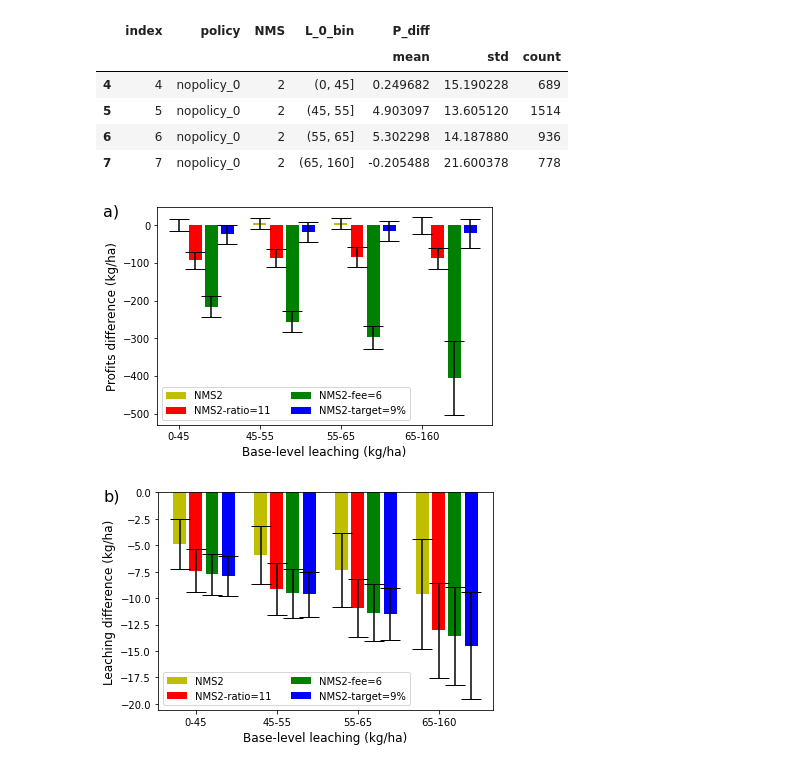
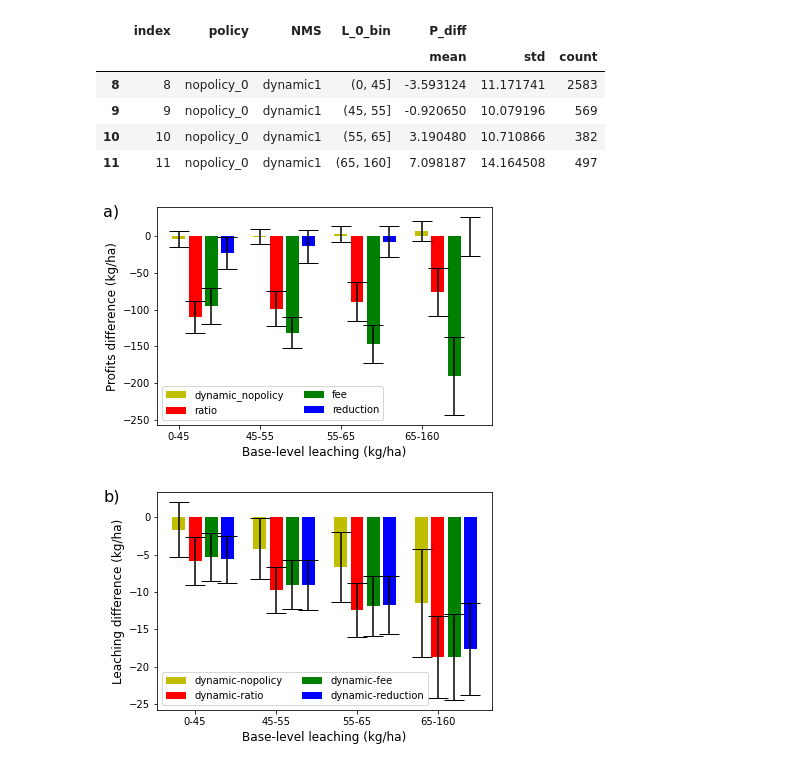
Before and after one commit to germanmandrini/n_policy, a Jupyter notebook: Codes/7a_field_effects.ipynb, the cells around one changed output. Saved outputs shown, nothing was run; the diff lists cells and outputs as text; code cells hidden in the pictures.

```diff
--- a/Codes/7a_field_effects.ipynb
+++ b/Codes/7a_field_effects.ipynb
@@ -11,24 +12,25 @@ W_peak_dt = pyreadr.read_r("/home/germanm2/n_policy_box/Data/files_rds/W_peak_dt
 # %%
-W_peak_dt = W_peak_dt[['NMS','policy']]
 #add the baselevel
-df = pd.DataFrame({'NMS': ['2'],
-                   'policy': ['fee_0']})
-W_peak_dt = W_peak_dt.append(df, ignore_index=True)
+df = pd.DataFrame({'NMS': ['dynamic1'],
+                   'policy': ['ratio_5']})
+percent20_dt = percent20_dt.append(df, ignore_index=True)
 
-#Filter the columns that are at the peak
-keys = list(W_peak_dt.columns.values)
+# #Filter the columns that are at the peak
+keys = list(percent20_dt.columns.values)
 i1 = perfomances_dt2.set_index(keys).index
-i2 = W_peak_dt.set_index(keys).index
+i2 = percent20_dt.set_index(keys).index
 perfomances_opt_df = perfomances_dt2[i1.isin(i2)].reset_index()
-#Rename the base-level
-perfomances_opt_df.loc[perfomances_opt_df.policy == "fee_0","policy"]= "nopolicy_0"
-# Get the base-level  data and name it with a zero
-baselevel_df = perfomances_dt2.loc[(perfomances_dt2.policy == "fee_0")& (perfomances_dt2.NMS == "1"),['id_10', 'id_field', 'z', 'N_fert','L','P']]
+
+# #Rename the base-level
+perfomances_opt_df.loc[perfomances_opt_df.policy == "ratio_5","policy"]= "nopolicy_0"
+# Get the base-level  data and name it with a zero. This is to estimate the change or delta
+baselevel_df = perfomances_dt2.loc[(perfomances_dt2.policy == "ratio_5")& (perfomances_dt2.NMS == "static"),['id_10', 'id_field', 'z', 'N_fert','L','P']]
 baselevel_df = baselevel_df.rename(columns={"N_fert":"N_fert_0", "L": "L_0", "P": "P_0"})
 
-# Merge it with the perfomances_opt_df
+# # Merge it with the perfomances_opt_df
 perfomances_opt_df = pd.merge(perfomances_opt_df, baselevel_df,  how='left', left_on=['id_10', 'id_field', 'z'], right_on = ['id_10', 'id_field', 'z'])
 
 # Calculate the differences in P and L
 perfomances_opt_df['P_diff'] = perfomances_opt_df['P'] - perfomances_opt_df['P_0']
 perfomances_opt_df['L_diff'] = perfomances_opt_df['L'] - perfomances_opt_df['L_0']
+perfomances_opt_df
@@ -130,14 +176,14 @@ cut_bins = [0, 45, 55, 65, 160]
 perfomances_opt_df2['L_0_bin'] = pd.cut(perfomances_opt_df2['L_0'], bins=cut_bins)
 perfomances_opt_df2
 
-bar_dt = perfomances_opt_df2[perfomances_opt_df2.NMS == '2'].groupby(['policy', 'NMS', 'L_0_bin'],
+bar_dt = perfomances_opt_df2[perfomances_opt_df2.NMS == 'dynamic1'].groupby(['policy', 'NMS', 'L_0_bin'],
                                                                      as_index=False).agg(
                       {'P_diff':['mean','std', 'count']}).reset_index()
-bar_dt
 
-bar_ratio_dt = bar_dt[(bar_dt['policy'] == 'ratio_11') ]
-bar_fee_dt = bar_dt[(bar_dt['policy'] == 'fee_6')]
-bar_nred_dt = bar_dt[(bar_dt['policy'] == 'nred_0.91')]
+
+bar_ratio_dt = bar_dt[(bar_dt['policy'] == 'ratio_9') ]
+bar_fee_dt = bar_dt[(bar_dt['policy'] == 'fee_3')]
+bar_nred_dt = bar_dt[(bar_dt['policy'] == 'cut_11')]
 bar_nopolicy_dt = bar_dt[(bar_dt['policy'] == 'nopolicy_0')]
 
 fig, ax = plt.subplots()
@@ -147,16 +193,16 @@ pos2 = [x + 1 for x in pos1]
 pos3 = [x + 2 for x in pos1]
 pos4 = [x + 3 for x in pos1]
 
-ax.bar(x = pos1, height = bar_nopolicy_dt['P_diff']['mean'],color = 'y', label = 'NMS2',
+ax.bar(x = pos1, height = bar_nopolicy_dt['P_diff']['mean'],color = 'y', label = 'dynamic_nopolicy',
       yerr=bar_nopolicy_dt['P_diff']['std'],align='center', alpha=1, ecolor='black', capsize=10)
 
-ax.bar(x = pos2, height = bar_ratio_dt['P_diff']['mean'],color = 'r', label = 'NMS2-ratio=11',
+ax.bar(x = pos2, height = bar_ratio_dt['P_diff']['mean'],color = 'r', label = 'ratio',
       yerr=bar_ratio_dt['P_diff']['std'],align='center', alpha=1, ecolor='black', capsize=10)
 
-ax.bar(x = pos3, height = bar_fee_dt['P_diff']['mean'],color = 'g', label = 'NMS2-fee=6',
+ax.bar(x = pos3, height = bar_fee_dt['P_diff']['mean'],color = 'g', label = 'fee',
       yerr=bar_fee_dt['P_diff']['std'],align='center', alpha=1, ecolor='black', capsize=10)
 
-ax.bar(x = pos4, height = bar_nred_dt['P_diff']['mean'],color = 'b', label = 'NMS2-target=9%',
+ax.bar(x = pos4, height = bar_nred_dt['P_diff']['mean'],color = 'b', label = 'reduction',
       yerr=bar_nred_dt['P_diff']['std'],align='center', alpha=1, ecolor='black', capsize=10)
 
 
@@ -174,11 +220,11 @@ bar_nopolicy_dt
 # %% [output]
 |  | index | policy | NMS | L_0_bin | P_diff |  |  |
 |  |  |  |  |  | mean | std | count |
-| 4 | 4 | nopolicy_0 | 2 | (0, 45] | 0.249682 | 15.190228 | 689 |
-| 5 | 5 | nopolicy_0 | 2 | (45, 55] | 4.903097 | 13.605120 | 1514 |
-| 6 | 6 | nopolicy_0 | 2 | (55, 65] | 5.302298 | 14.187880 | 936 |
-| 7 | 7 | nopolicy_0 | 2 | (65, 160] | -0.205488 | 21.600378 | 778 |
+| 8 | 8 | nopolicy_0 | dynamic1 | (0, 45] | -3.593124 | 11.171741 | 2583 |
+| 9 | 9 | nopolicy_0 | dynamic1 | (45, 55] | -0.920650 | 10.079196 | 569 |
+| 10 | 10 | nopolicy_0 | dynamic1 | (55, 65] | 3.190480 | 10.710866 | 382 |
+| 11 | 11 | nopolicy_0 | dynamic1 | (65, 160] | 7.098187 | 14.164508 | 497 |
-[figure, old version]
+[figure, new version]
 # %%
 # BARCHART L change by base-level L
 
@@ -190,46 +236,46 @@ cut_bins = [0, 45, 55, 65, 160]
 perfomances_opt_df2['L_0_bin'] = pd.cut(perfomances_opt_df2['L_0'], bins=cut_bins)
 perfomances_opt_df2
 
-bar_dt = perfomances_opt_df2[perfomances_opt_df2.NMS == '2'].groupby(['policy', 'NMS', 'L_0_bin'],
+bar_dt = perfomances_opt_df2[perfomances_opt_df2.NMS == 'dynamic1'].groupby(['policy_name', 'NMS', 'L_0_bin'],
                                                                      as_index=False).agg(
                       {'L_diff':['mean','std', 'count']}).reset_index()
 bar_dt
 
-bar_ratio_dt = bar_dt[(bar_dt['policy'] == 'ratio_11') ]
-bar_fee_dt = bar_dt[(bar_dt['policy'] == 'fee_6')]
-bar_nred_dt = bar_dt[(bar_dt['policy'] == 'nred_0.91')]
-bar_nopolicy_dt = bar_dt[(bar_dt['policy'] == 'nopolicy_0')]
+bar_ratio_dt = bar_dt[(bar_dt['policy_name'] == 'ratio') ]
+bar_fee_dt = bar_dt[(bar_dt['policy_name'] == 'fee')]
+bar_nred_dt = bar_dt[(bar_dt['policy_name'] == 'cut')]
+bar_nopolicy_dt = bar_dt[(bar_dt['policy_name'] == 'nopolicy')]
 
 fig, ax = plt.subplots()
 
 pos1 = [0,5,10,15]
 pos2 = [x + 1 for x in pos1]
 pos3 = [x + 2 for x in pos1]
 pos4 = [x + 3 for x in pos1]
 
-ax.bar(x = pos1, height = bar_nopolicy_dt['L_diff']['mean'],color = 'y', label = 'NMS2',
+ax.bar(x = pos1, height = bar_nopolicy_dt['L_diff']['mean'],color = 'y', label = 'dynamic-nopolicy',
       yerr=bar_nopolicy_dt['L_diff']['std'],align='center', alpha=1, ecolor='black', capsize=10)
 
-ax.bar(x = pos2, height = bar_ratio_dt['L_diff']['mean'],color = 'r',label = 'NMS2-ratio=11',
+ax.bar(x = pos2, height = bar_ratio_dt['L_diff']['mean'],color = 'r',label = 'dynamic-ratio',
       yerr=bar_ratio_dt['L_diff']['std'],align='center', alpha=1, ecolor='black', capsize=10)
 
-ax.bar(x = pos3, height = bar_fee_dt['L_diff']['mean'],color = 'g',label = 'NMS2-fee=6',
+ax.bar(x = pos3, height = bar_fee_dt['L_diff']['mean'],color = 'g',label = 'dynamic-fee',
       yerr=bar_fee_dt['L_diff']['std'],align='center', alpha=1, ecolor='black', capsize=10)
 
-ax.bar(x = pos4, height = bar_nred_dt['L_diff']['mean'],color = 'b',label = 'NMS2-target=9%',
+ax.bar(x = pos4, height = bar_nred_dt['L_diff']['mean'],color = 'b',label = 'dynamic-reduction',
       yerr=bar_nred_dt['L_diff']['std'],align='center', alpha=1, ecolor='black', capsize=10)
 
 
 plt.gcf().text(0, 0.85, 'b)', fontsize=16)
 plt.xlabel("Base-level leaching (kg/ha)", size = 12)
 plt.ylabel("Leaching difference (kg/ha)", size = 12)
 
 plt.xticks(pos2, ['0-45', '45-55', '55-65', '65-160'])
 plt.legend(ncol=2)
 plot_file_name = "/home/germanm2/n_policy_box/Data/figures/field_effects_bar_b.png"
 plt.savefig(plot_file_name, dpi=300)
 # %% [output]
-[figure, old version]
+[figure, new version]
 # %%
 # BARCHART P_diff change by base-level L
 
```
Also changed, not shown: parts of 11 cells of this notebook, 4 other files.
